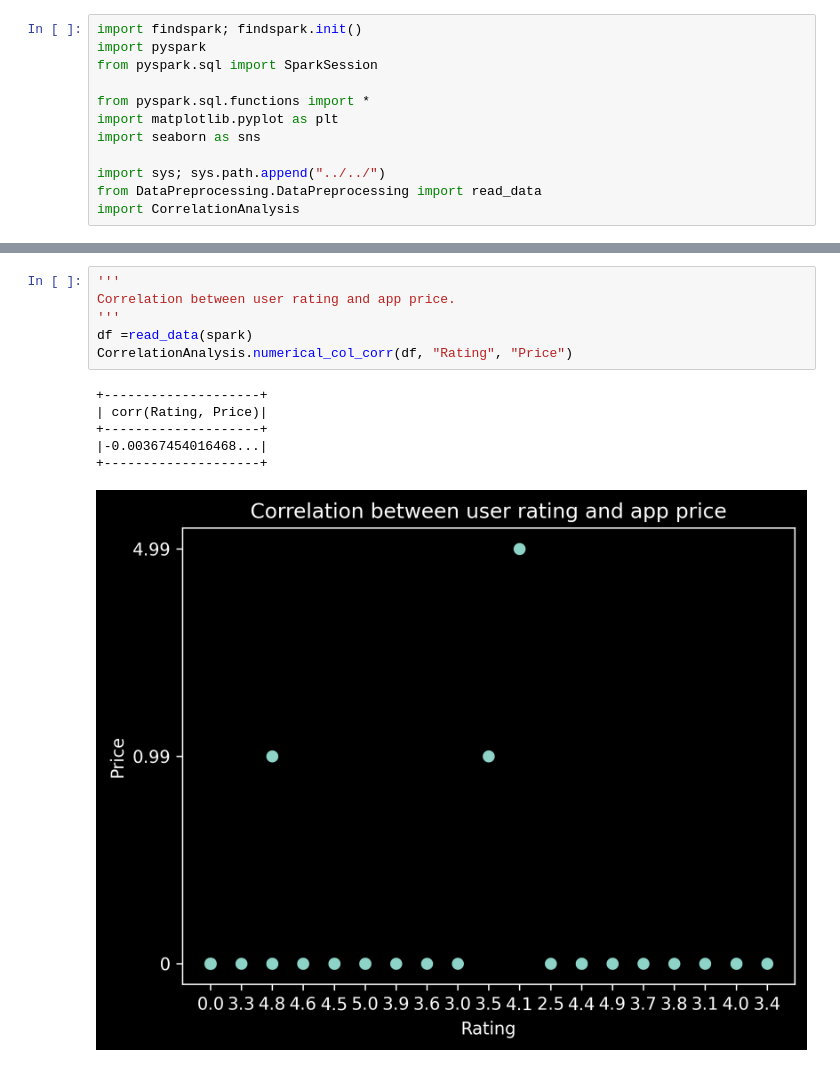
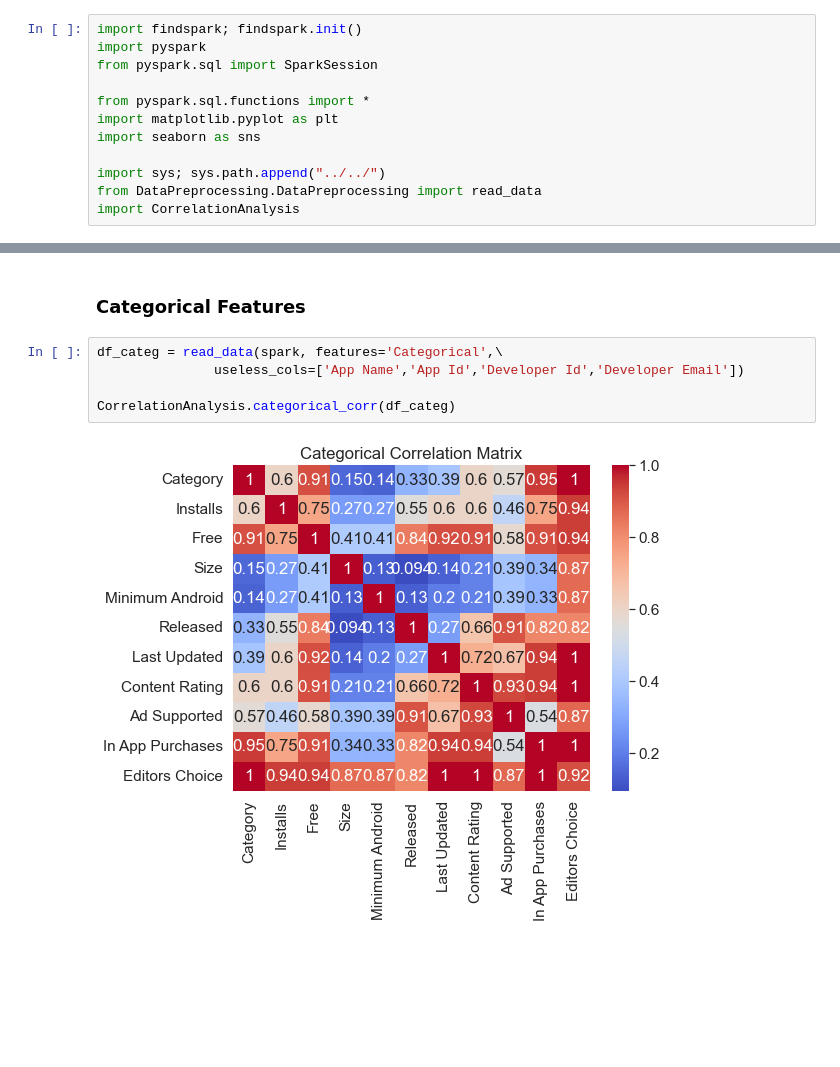
Before and after one commit to aymanreda56/XL-Data, a Jupyter notebook: DataAnalysis/DiagnosticAnalysis/DiagnosticAnalysis.ipynb, the cells around one changed output, grey strips where cells are left out. Cells and saved outputs as stored; diff of their text form; blank space fills up the shorter version.

```diff
--- a/DataAnalysis/DiagnosticAnalysis/DiagnosticAnalysis.ipynb
+++ b/DataAnalysis/DiagnosticAnalysis/DiagnosticAnalysis.ipynb
@@ -39,13 +29,9 @@ CorrelationAnalysis.numerical_corr(df)
-# %%
-'''
-Correlation between user rating and app price.
-'''
-df =read_data(spark)
-CorrelationAnalysis.numerical_col_corr(df, "Rating", "Price")
-# %% [output]
-+--------------------+
-| corr(Rating, Price)|
-+--------------------+
-|-0.00367454016468...|
-+--------------------+
-[figure, removed]
+# %% [markdown]
+### Categorical Features
+# %%
+df_categ = read_data(spark, features='Categorical',\
+               useless_cols=['App Name','App Id','Developer Id','Developer Email'])
+
+CorrelationAnalysis.categorical_corr(df_categ)
+# %% [output]
+[figure, added]
```
Also changed, not shown: parts of 8 cells of this notebook, 1 other file.
